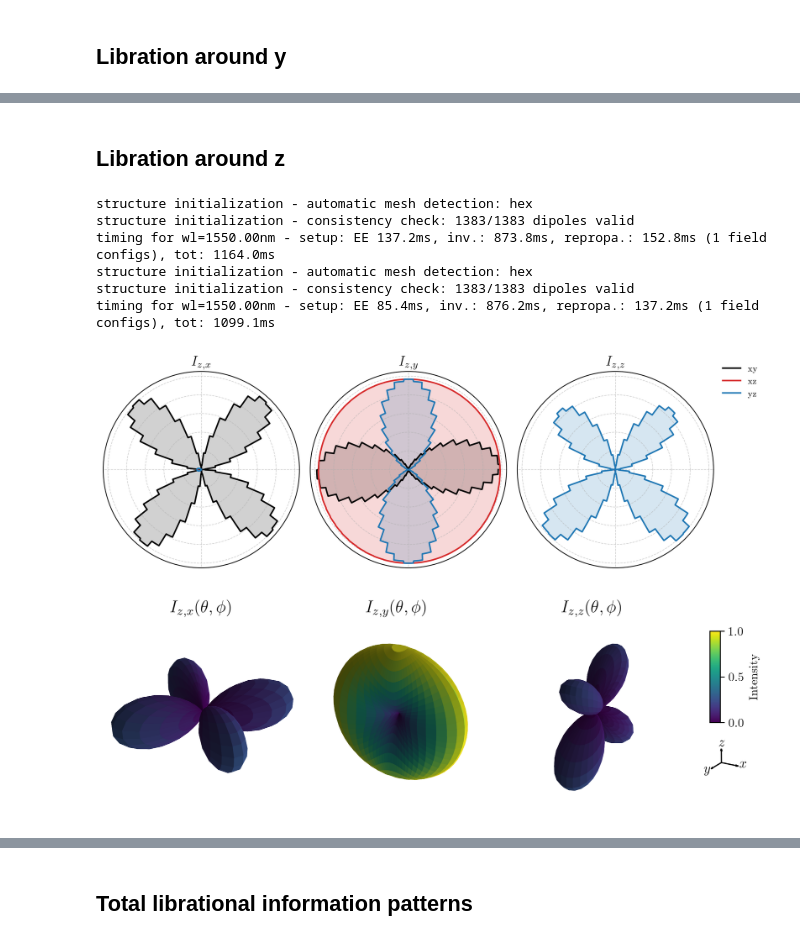
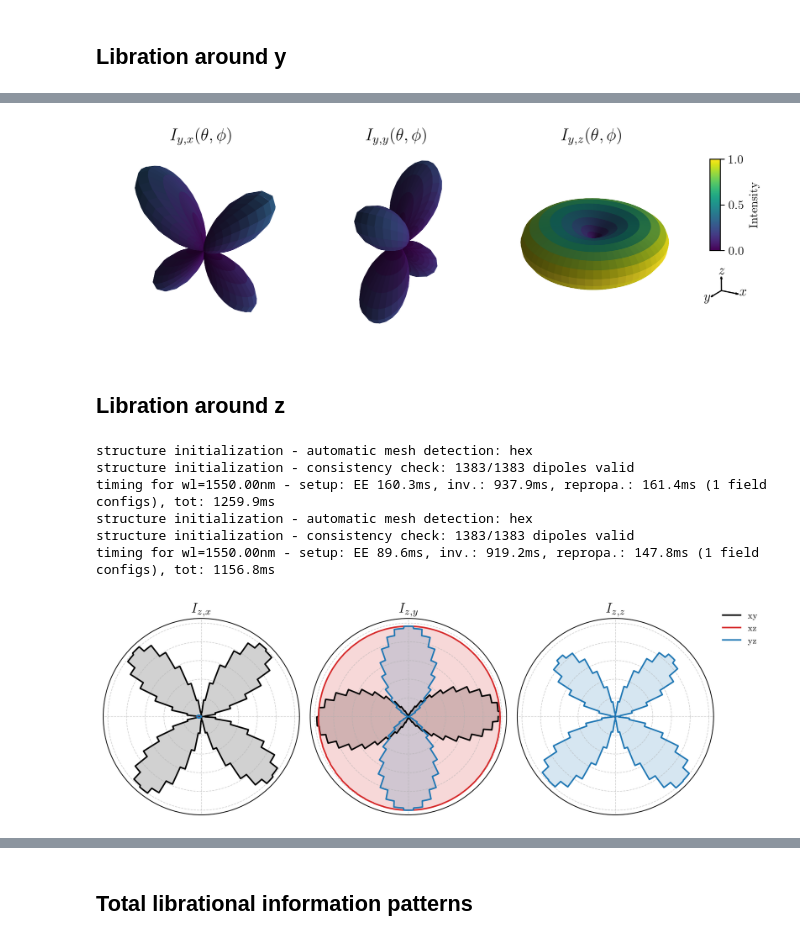
Before and after one commit to barra9408/info-patterns-repo, a Jupyter notebook: notebooks/04_arbitrary_incident_field.ipynb, the cells around one changed output, grey strips where cells are left out. Saved outputs shown, nothing was run; the diff lists cells and outputs as text; code cells hidden in the pictures.

```diff
--- a/notebooks/04_arbitrary_incident_field.ipynb
+++ b/notebooks/04_arbitrary_incident_field.ipynb
@@ -29,9 +30,8 @@ results_dir = "lib_ellipse_results"
 # %% [markdown]
 ## Nanoparticle geometry and material
 # %%
-geometry = nanoparticle_geometry(**ELLIPSOID_GEOMETRY_PARAMS)
-material = nanoparticle_material(DEFAULT_MATERIAL_NAME, **DEFAULT_MATERIAL_KWARGS)
-step_nm = ELLIPSOID_GEOMETRY_PARAMS["step_nm"]
+geometry = gen.nanoparticle_geometry(**params.ELLIPSOID_GEOMETRY_PARAMS) # Generate the discretized nanoparticle geometry
+material = gen.nanoparticle_material(params.DEFAULT_MATERIAL_NAME, **params.DEFAULT_MATERIAL_KWARGS) # Load the optical material model used by pyGDM
 # %% [markdown]
 ## Custom incident field
 
@@ -283,19 +291,22 @@ timing for wl=1550.00nm - setup: EE 89.6ms, inv.: 903.9ms, repropa.: 168.0ms (1
+# %%
+plots.plot3d_info_patterns(Nteta=Nteta, Nphi=Nphi, info_patterns=[I_y_Ex, I_y_Ey, I_y_Ez], labels=["y,x", "y,y", "y,z"], cmap=cm.viridis, scale_list=[0.34, 0.37, 0.34], savefig=False,
+                     save_type=save_type, filename="info_patterns_y_3d", results_dir=results_dir)
+# %% [output]
+[figure, added]
 # %% [markdown]
 ## Libration around z
 # %%
-E_lib_plus_z, E_lib_minus_z, dE_lib_z = librational_scattered_farfield(geometry=geometry, step_nm=step_nm, material=material, efield=efield, dyads=dyads, axis_index=2, angle_deg=angle_deg,
-                                                                       Nteta=Nteta, Nphi=Nphi, field_index=field_index, r=r)
-I_lib_z_total, I_lib_z_Ex, I_lib_z_Ey, I_lib_z_Ez = info_patterns_from_scattered_field(dE=dE_lib_z, delta_mu=angle_deg, wavelength_nm=wavelength_nm, Nteta=Nteta, Nphi=Nphi)
-plot2d_info_patterns(Nteta=Nteta, Nphi=Nphi, info_patterns=[I_lib_z_Ex, I_lib_z_Ey, I_lib_z_Ez], labels=["z,x", "z,y", "z,z"], planes=DEFAULT_2D_PLANES, normalize=DEFAULT_2D_NORMALIZE,
-                     fill=DEFAULT_2D_FILL, figsize=None, savefig=False, save_type=DEFAULT_SAVE_TYPE, filename="lib_info_patterns_z_2d", results_dir=results_dir)
-plot3d_info_patterns(Nteta=Nteta, Nphi=Nphi, info_patterns=[I_lib_z_Ex, I_lib_z_Ey, I_lib_z_Ez], labels=["z,x", "z,y", "z,z"], cmap=cm.viridis, scale_list=[0.34, 0.34, 0.4], savefig=False,
-                     save_type=DEFAULT_SAVE_TYPE, filename="lib_info_patterns_z_3d", results_dir=results_dir)
+E_plus_z, E_minus_z, dE_z = lmi.librational_scattered_farfield(geometry=geometry, step_nm=step_nm, material=material, efield=efield, dyads=dyads, axis_index=2, angle_deg=angle_deg, **farfield_params)
+I_z_total, I_z_Ex, I_z_Ey, I_z_Ez = ips.info_patterns_from_scattered_field(dE=dE_z, delta_mu=delta_mu, wavelength_nm=wavelength_nm, Nteta=Nteta, Nphi=Nphi)
 # %% [output]
 structure initialization - automatic mesh detection: hex
 structure initialization - consistency check: 1383/1383 dipoles valid
-timing for wl=1550.00nm - setup: EE 137.2ms, inv.: 873.8ms, repropa.: 152.8ms (1 field configs), tot: 1164.0ms
+timing for wl=1550.00nm - setup: EE 160.3ms, inv.: 937.9ms, repropa.: 161.4ms (1 field configs), tot: 1259.9ms
 structure initialization - automatic mesh detection: hex
 structure initialization - consistency check: 1383/1383 dipoles valid
-timing for wl=1550.00nm - setup: EE 85.4ms, inv.: 876.2ms, repropa.: 137.2ms (1 field configs), tot: 1099.1ms
+timing for wl=1550.00nm - setup: EE 89.6ms, inv.: 919.2ms, repropa.: 147.8ms (1 field configs), tot: 1156.8ms
-[figure, removed]
-[figure, removed]
+# %%
+plots.plot2d_info_patterns(Nteta=Nteta, Nphi=Nphi, info_patterns=[I_z_Ex, I_z_Ey, I_z_Ez], labels=["z,x", "z,y", "z,z"], planes=planes, normalize=normalization, fill=fill, figsize=None,
+                           savefig=False, save_type=save_type, filename="info_patterns_z_2d", results_dir=results_dir)
+# %% [output]
+[figure, added]
```
Also changed, not shown: parts of 11 cells of this notebook, 13 other files.
